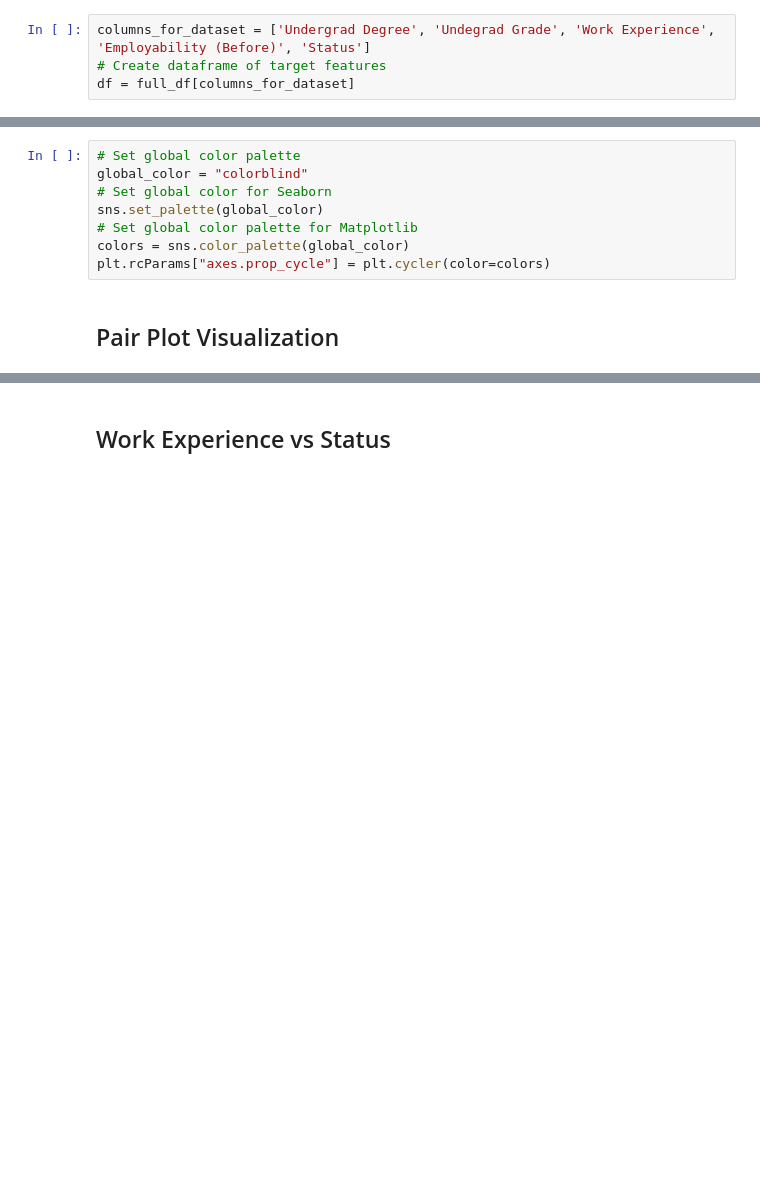
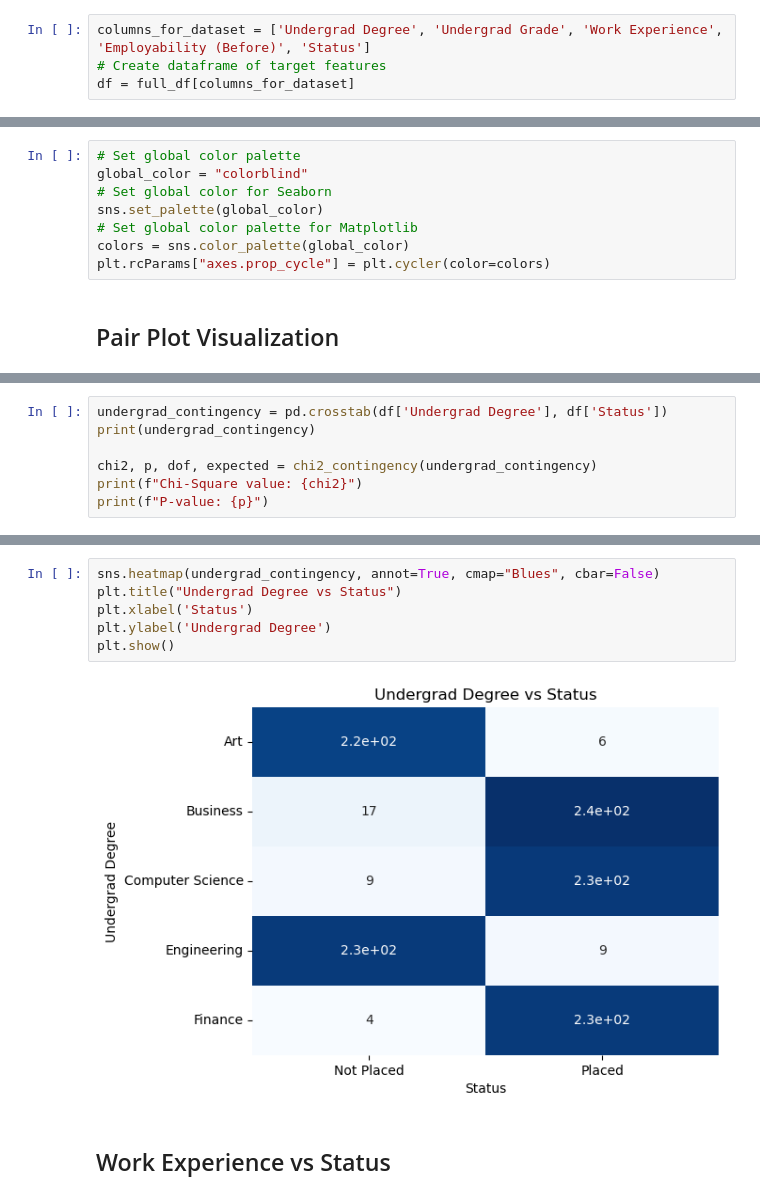
Before and after one commit to junclemente/ads505-FinalProject, a Jupyter notebook: eda/bivariate_analysis.ipynb, the cells around one changed output, grey strips where cells are left out. Cells and saved outputs as stored; diff of their text form; blank space fills up the shorter version.

Commit message:
Update bivariate_analysis.ipynb
Compared Undergrad degree to Status

```diff
--- a/eda/bivariate_analysis.ipynb
+++ b/eda/bivariate_analysis.ipynb
@@ -31,4 +32,4 @@ The columns are ['Undergrad Degree', 'Undegrad Grade', 'Work Experience', 'Emplo
 # %%
-columns_for_dataset = ['Undergrad Degree', 'Undegrad Grade', 'Work Experience', 'Employability (Before)', 'Status']
+columns_for_dataset = ['Undergrad Degree', 'Undergrad Grade', 'Work Experience', 'Employability (Before)', 'Status']
 # Create dataframe of target features
 df = full_df[columns_for_dataset]
@@ -51,0 +74,7 @@ NameError: name 'df' is not defined
+# %%
+undergrad_contingency = pd.crosstab(df['Undergrad Degree'], df['Status'])
+print(undergrad_contingency)
+
+chi2, p, dof, expected = chi2_contingency(undergrad_contingency)
+print(f"Chi-Square value: {chi2}")
+print(f"P-value: {p}")
@@ -52,3 +91,11 @@ NameError: name 'df' is not defined
+# %%
+sns.heatmap(undergrad_contingency, annot=True, cmap="Blues", cbar=False)
+plt.title("Undergrad Degree vs Status")
+plt.xlabel('Status')
+plt.ylabel('Undergrad Degree')
+plt.show()
+# %% [output]
+[figure, added]
 # %% [markdown]
 ## Work Experience vs Status
 # %%
```
Also changed, not shown: parts of 8 cells of this notebook.
